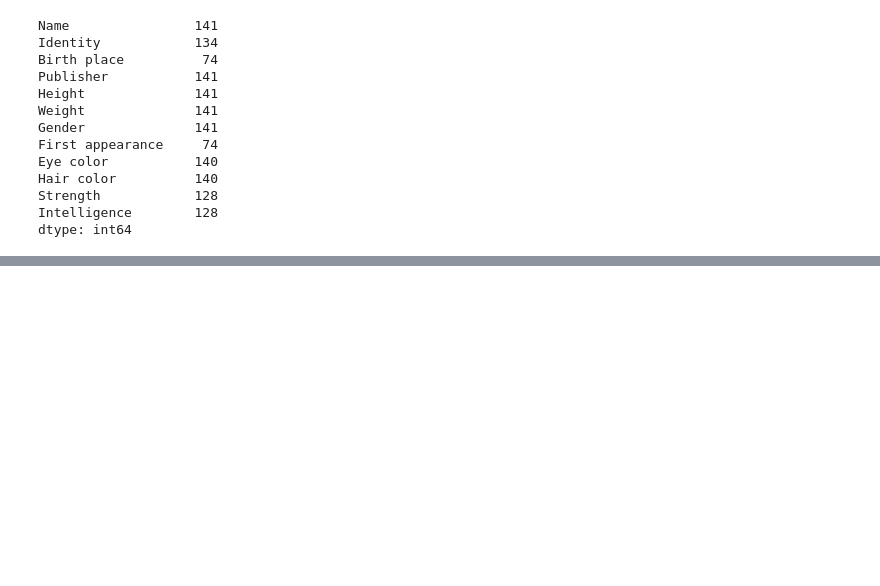
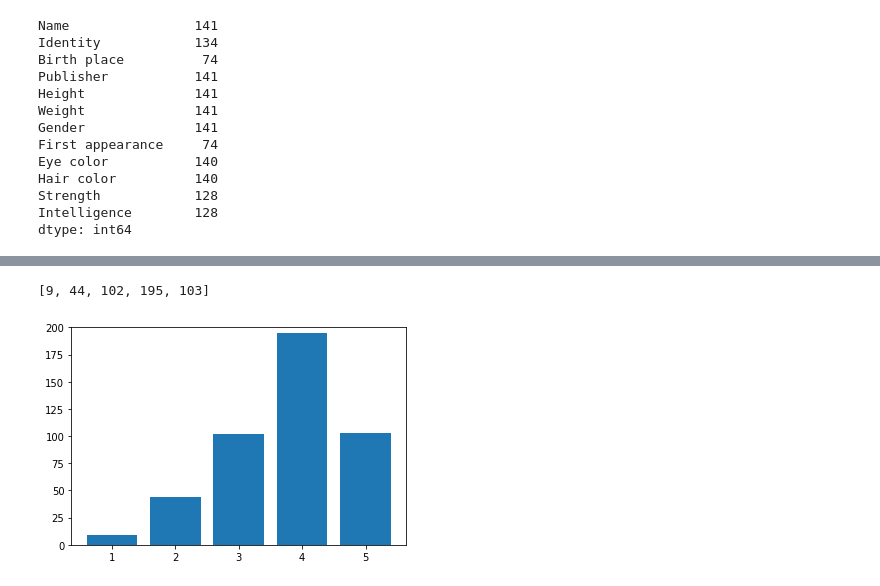
Before and after one commit to Bertonc98/BadCharts, a Jupyter notebook: chart.ipynb, the cells around one changed output, grey strips where cells are left out. Drawn from its saved outputs; the diff is of its cells as text; code cells hidden in the pictures; blank space fills up the shorter version.

```diff
--- a/chart.ipynb
+++ b/chart.ipynb
@@ -84,0 +76,16 @@ df.head()
+# %%
+av=df.loc[df['Intelligence']=="average", 'Intelligence'].count()
+hi=df.loc[df['Intelligence']=="high", 'Intelligence'].count()
+good=df.loc[df['Intelligence']=="good", 'Intelligence'].count()
+moderate=df.loc[df['Intelligence']=="moderate", 'Intelligence'].count()
+low=df.loc[df['Intelligence']=="low", 'Intelligence'].count()
+intelligences=[low,moderate,av,good,hi]
+intelligences
+# %% [output]
+[9, 44, 102, 195, 103]
+# %%
+plt.bar([1,2,3,4,5],intelligences)
+plt.ylim(0,200)
+plt.show()
+# %% [output]
+[figure, added]
```
Also changed, not shown: parts of 1 cell of this notebook, 4 other files.
